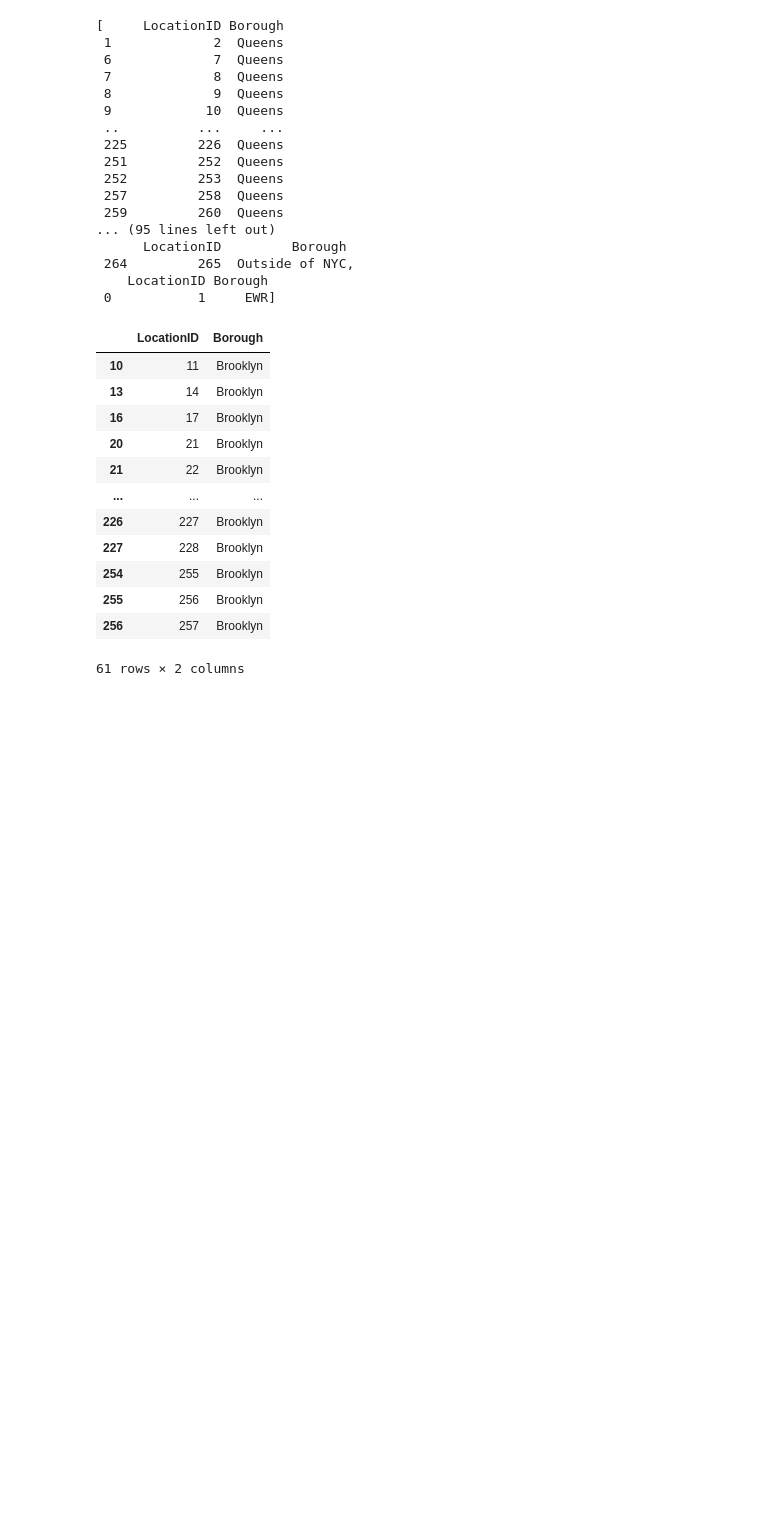
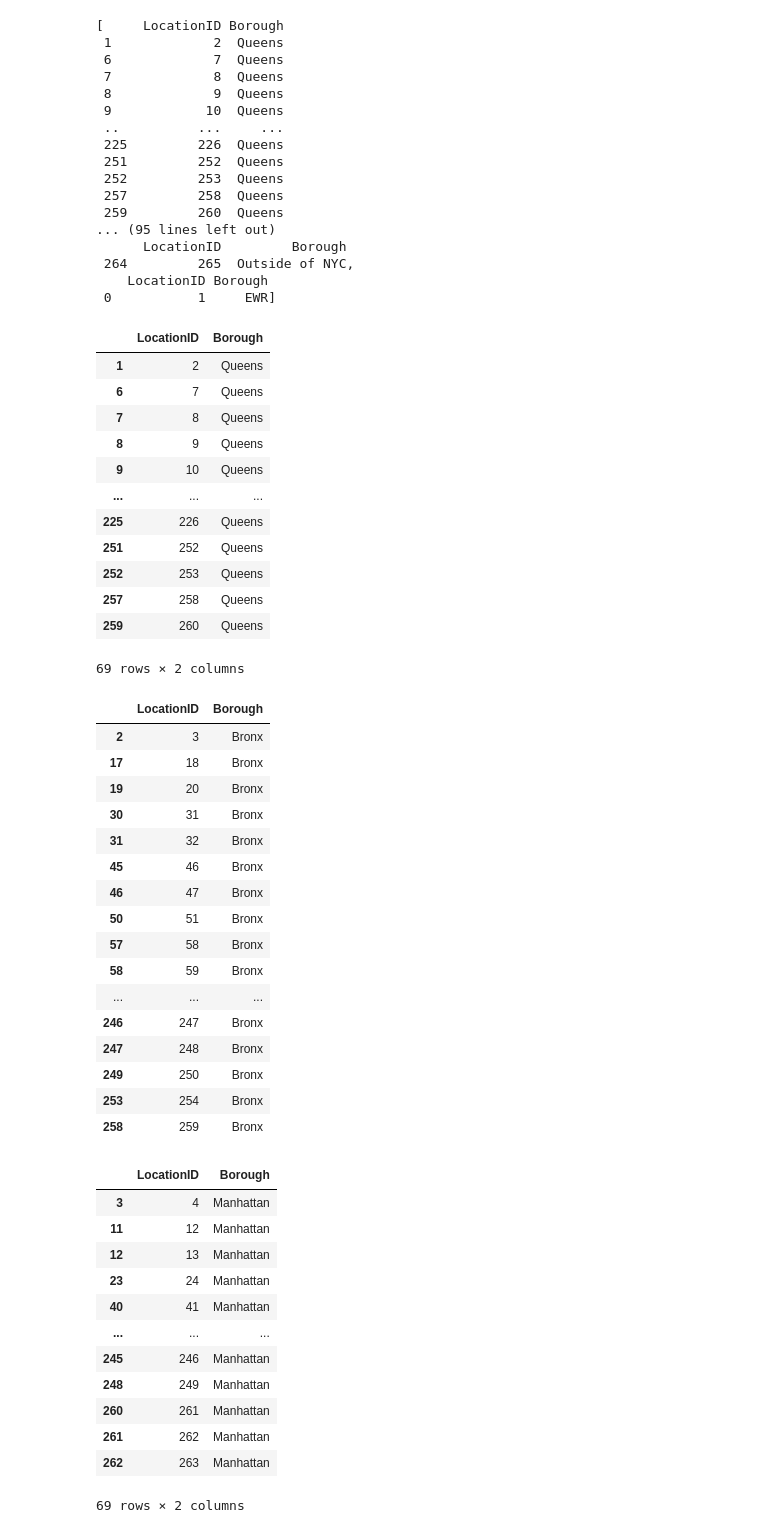
Before and after one commit to T-Haight/project1_group1_osubootcamp, a Jupyter notebook: Andrews_work_Clean_Data_.ipynb, the cells around one changed output. Cells and saved outputs as stored; diff of their text form; code cells hidden in the pictures; blank space fills up the shorter version.

```diff
--- a/Andrews_work_Clean_Data_.ipynb
+++ b/Andrews_work_Clean_Data_.ipynb
@@ -27,5 +31,3 @@ df.tail()
 | 20516290 | 2023-12-31 23:09:22 | 17 | 62 | 1.878 | 529 | 7.50 | 11.89 |
 | 20516291 | 2023-12-31 23:23:47 | 62 | 17 | 1.977 | 726 | 9.51 | 28.94 |
 | 20516292 | 2023-12-31 23:39:27 | 17 | 49 | 1.581 | 518 | 7.00 | 11.81 |
-# %%
-bins_df = bins_df.drop(bins_df[bins_df['product_name'] == 'Coca Cola'].index)
@@ -202,19 +237,54 @@ See the caveats in the documentation: https://pandas.pydata.org/pandas-docs/stab
  264         265  Outside of NYC,
     LocationID Borough
  0           1     EWR]
-# %%
-brooklyn_bin
-# %% [output]
-|  | LocationID | Borough |
-| 10 | 11 | Brooklyn |
-| 13 | 14 | Brooklyn |
-| 16 | 17 | Brooklyn |
-| 20 | 21 | Brooklyn |
-| 21 | 22 | Brooklyn |
-| ... | ... | ... |
-| 226 | 227 | Brooklyn |
-| 227 | 228 | Brooklyn |
-| 254 | 255 | Brooklyn |
-| 255 | 256 | Brooklyn |
-| 256 | 257 | Brooklyn |
-61 rows × 2 columns
+# %%
+display(queens_bin)
+display(bronx_bin)
+display(mh_bin)
+display(si_bin)
+display(newark_bin)
+display(out_of_nyc_bin)
+# %% [output]
+|  | LocationID | Borough |
+| 1 | 2 | Queens |
+| 6 | 7 | Queens |
+| 7 | 8 | Queens |
+| 8 | 9 | Queens |
+| 9 | 10 | Queens |
+| ... | ... | ... |
+| 225 | 226 | Queens |
+| 251 | 252 | Queens |
+| 252 | 253 | Queens |
+| 257 | 258 | Queens |
+| 259 | 260 | Queens |
+69 rows × 2 columns
+|  | LocationID | Borough |
+| 2 | 3 | Bronx |
+| 17 | 18 | Bronx |
+| 19 | 20 | Bronx |
+| 30 | 31 | Bronx |
+| 31 | 32 | Bronx |
+| 45 | 46 | Bronx |
+| 46 | 47 | Bronx |
+| 50 | 51 | Bronx |
+| 57 | 58 | Bronx |
+| 58 | 59 | Bronx |
+| ... | ... | ... |
+| 246 | 247 | Bronx |
+| 247 | 248 | Bronx |
+| 249 | 250 | Bronx |
+| 253 | 254 | Bronx |
+| 258 | 259 | Bronx |
+|  | LocationID | Borough |
+| 3 | 4 | Manhattan |
+| 11 | 12 | Manhattan |
+| 12 | 13 | Manhattan |
+| 23 | 24 | Manhattan |
+| 40 | 41 | Manhattan |
+| ... | ... | ... |
+| 245 | 246 | Manhattan |
+| 248 | 249 | Manhattan |
+| 260 | 261 | Manhattan |
+| 261 | 262 | Manhattan |
+| 262 | 263 | Manhattan |
+69 rows × 2 columns
```
Also changed, not shown: parts of 22 cells of this notebook, 1 other file.
